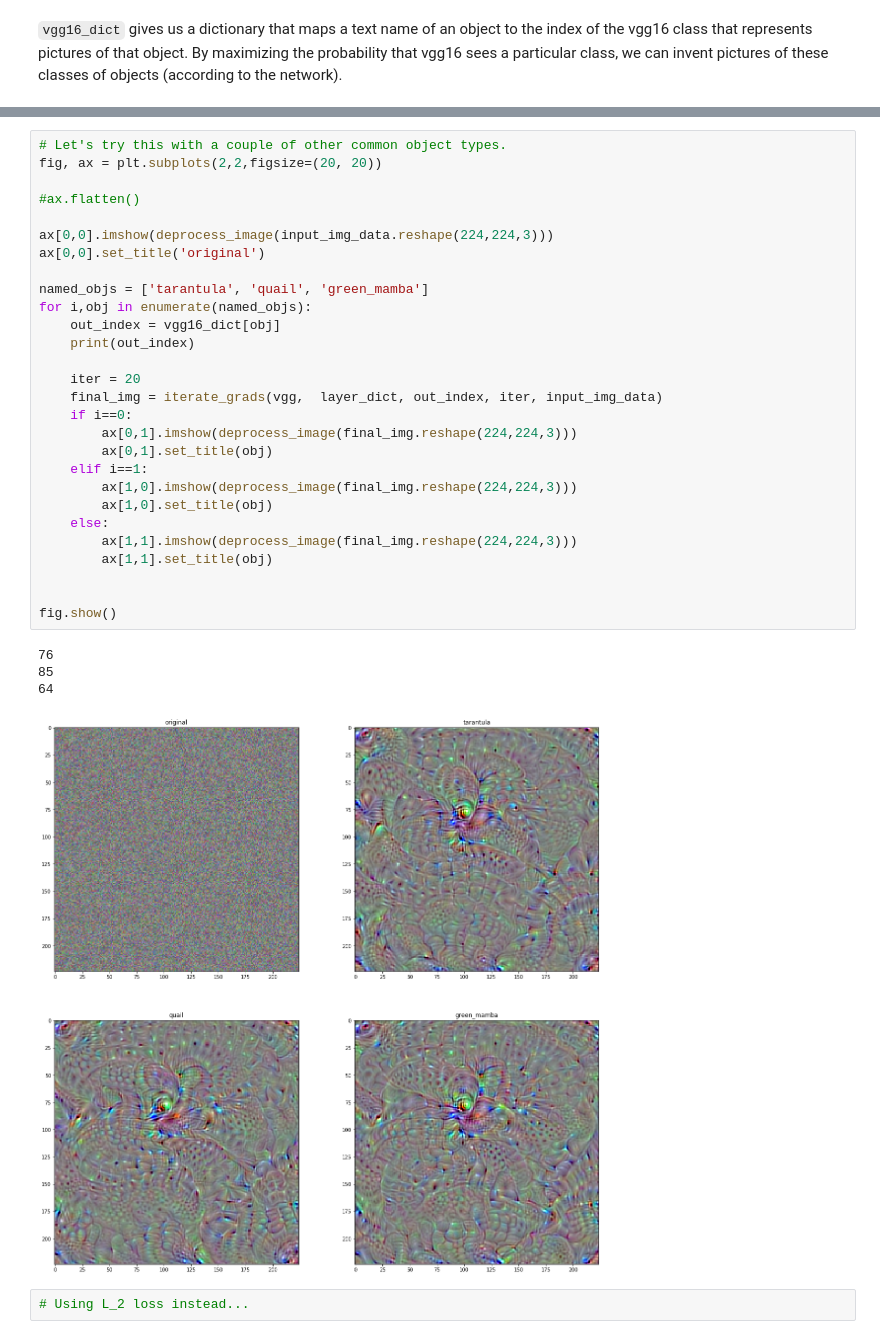
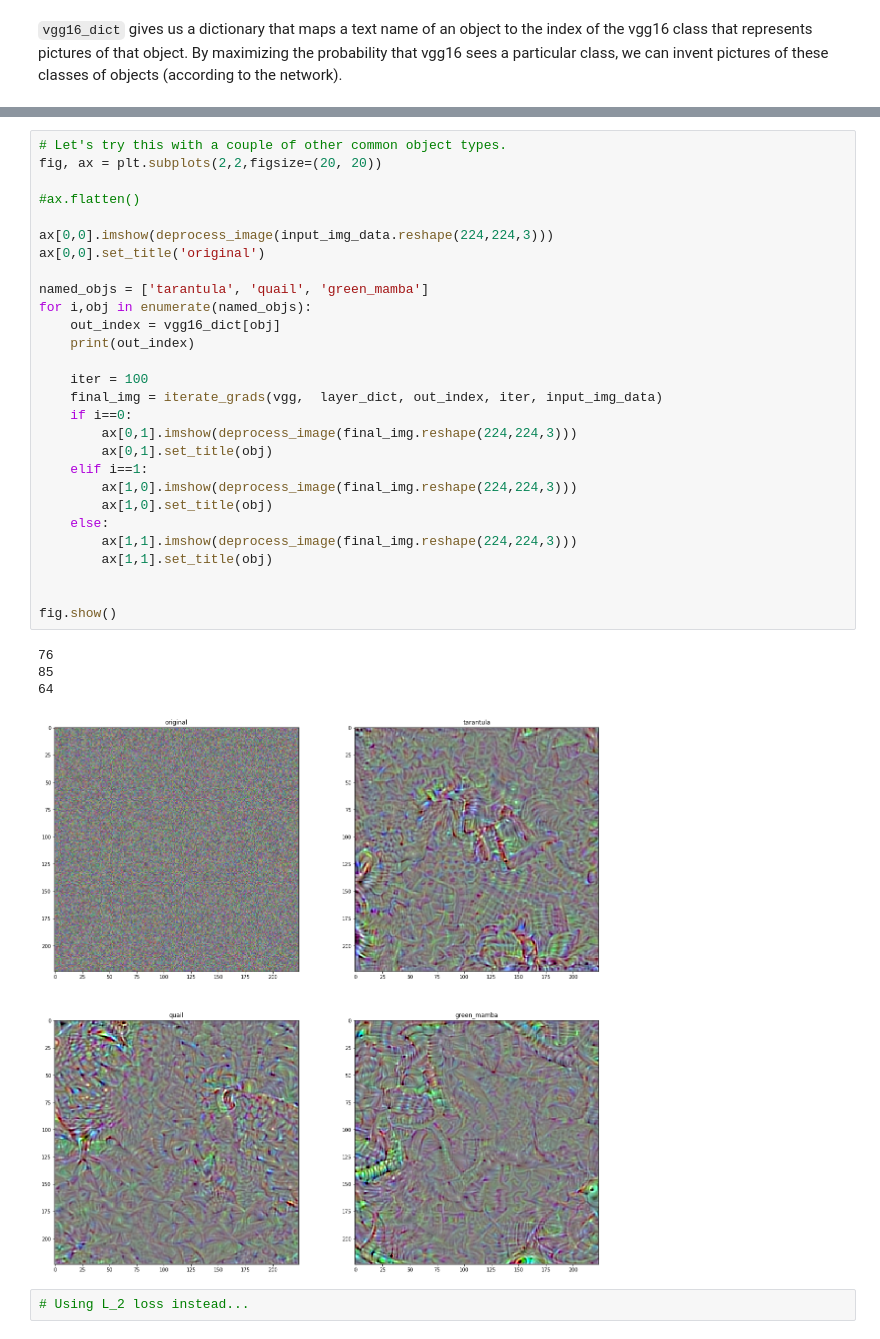
Before and after one commit to JoeDumoulin/deep_dream_things, a Jupyter notebook: experiments/maximize probability of an outcome on vgg16.ipynb, the cells around one changed output, grey strips where cells are left out. Drawn from its saved outputs; the diff is of its cells as text.

```diff
--- a/experiments/maximize probability of an outcome on vgg16.ipynb
+++ b/experiments/maximize probability of an outcome on vgg16.ipynb
@@ -169,34 +169,34 @@ W0707 19:25:03.466675 139660494485312 variables.py:2429] Variable += will be dep
 # Let's try this with a couple of other common object types.
 fig, ax = plt.subplots(2,2,figsize=(20, 20))
 
 #ax.flatten()
 
 ax[0,0].imshow(deprocess_image(input_img_data.reshape(224,224,3)))
 ax[0,0].set_title('original')
 
 named_objs = ['tarantula', 'quail', 'green_mamba']
 for i,obj in enumerate(named_objs):
     out_index = vgg16_dict[obj]
     print(out_index)
 
-    iter = 20
+    iter = 100
     final_img = iterate_grads(vgg,  layer_dict, out_index, iter, input_img_data)
     if i==0:
         ax[0,1].imshow(deprocess_image(final_img.reshape(224,224,3)))
         ax[0,1].set_title(obj)
     elif i==1:
         ax[1,0].imshow(deprocess_image(final_img.reshape(224,224,3)))
         ax[1,0].set_title(obj)
     else:
         ax[1,1].imshow(deprocess_image(final_img.reshape(224,224,3)))
         ax[1,1].set_title(obj)
 
 
 fig.show()
 # %% [output]
 76
 85
 64
-[figure, old version]
+[figure, new version]
 # %%
 # Using L_2 loss instead...
```
Also changed, not shown: parts of 2 cells of this notebook.
